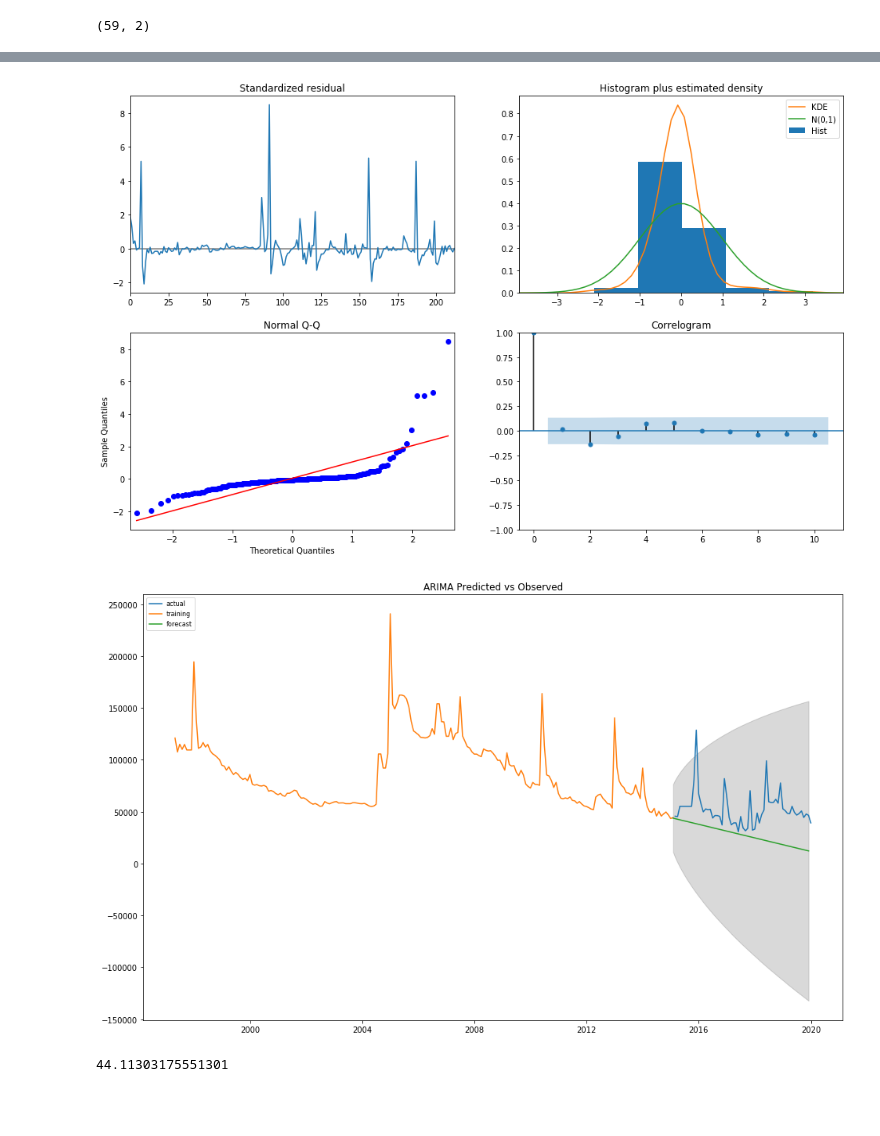
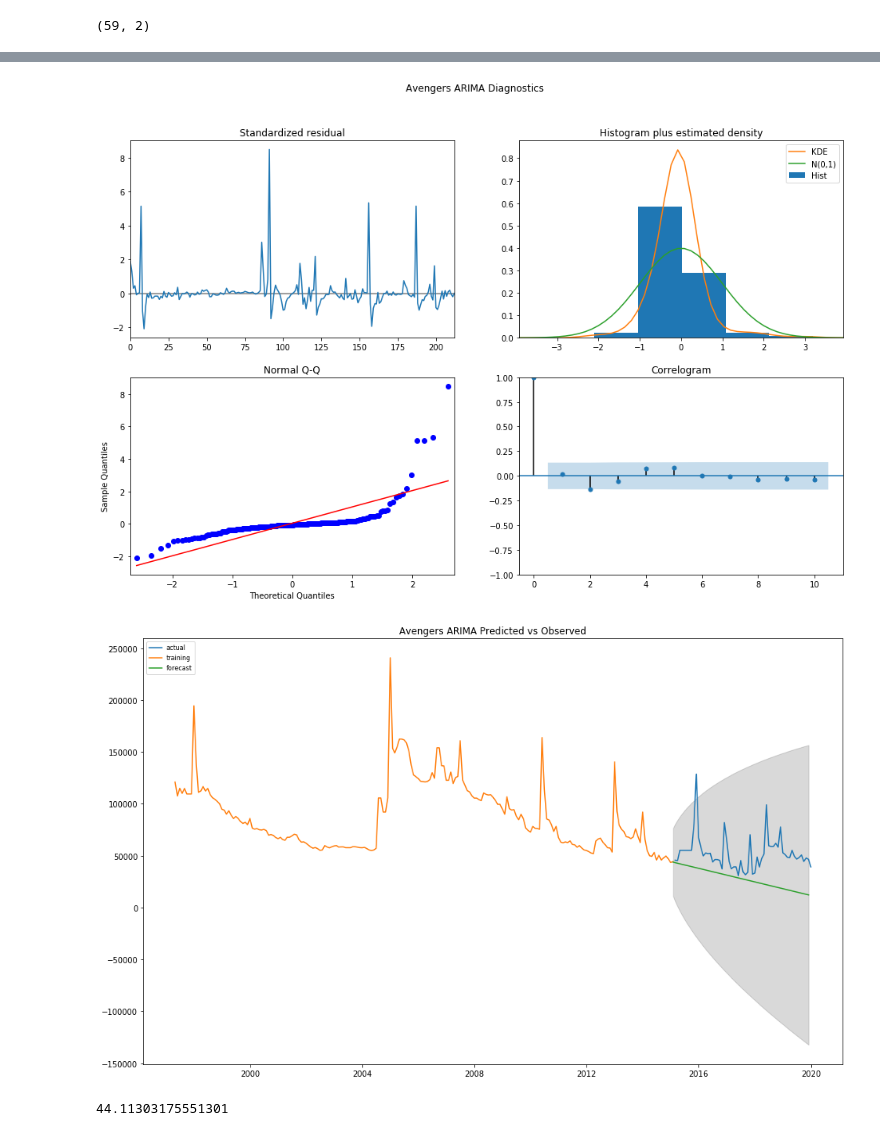
Before and after one commit to bgbarton0360/Capstone-Project-1, a Jupyter notebook: Avengers_Stat.ipynb, the cells around one changed output, grey strips where cells are left out. Drawn from its saved outputs; the diff is of its cells as text; code cells hidden in the pictures; blank space fills up the shorter version.

```diff
--- a/Avengers_Stat.ipynb
+++ b/Avengers_Stat.ipynb
@@ -234,9 +236,11 @@ Warnings:
 [2] Covariance matrix is singular or near-singular, with condition number 5.92e+23. Standard errors may be unstable.
 # %%
 model_train_arima.plot_diagnostics(figsize=(16,10))
+plt.suptitle("Avengers ARIMA Diagnostics")
+plt.savefig('Avengers_Diag_ARIMA.png', dpi=300, bbox_inches='tight')
 plt.show()
 # %% [output]
-[figure, old version]
+[figure, new version]
 # %%
 # Forecast
 n_periods_arima = 59
@@ -254,11 +258,12 @@ plt.plot(test_no_movie, label='actual')
 plt.plot(train_no_movie, label='training')
 plt.plot(fc_series_arima, label='forecast')
 plt.fill_between(lower_series_arima.index, lower_series_arima, upper_series_arima, color='k', alpha=.15)
-plt.title("ARIMA Predicted vs Observed")
+plt.title("Avengers ARIMA Predicted vs Observed")
 plt.legend(loc='upper left', fontsize=8)
+plt.savefig('Avengers_Predict_ARIMA.png', dpi=300, bbox_inches='tight')
 plt.show()
 # %% [output]
-[figure, old version]
+[figure, new version]
 # %%
 def mean_absolute_percentage_error(y_true, y_pred):
     y_true, y_pred = np.array(y_true), np.array(y_pred)
```
Also changed, not shown: parts of 9 cells of this notebook, 36 other files.
